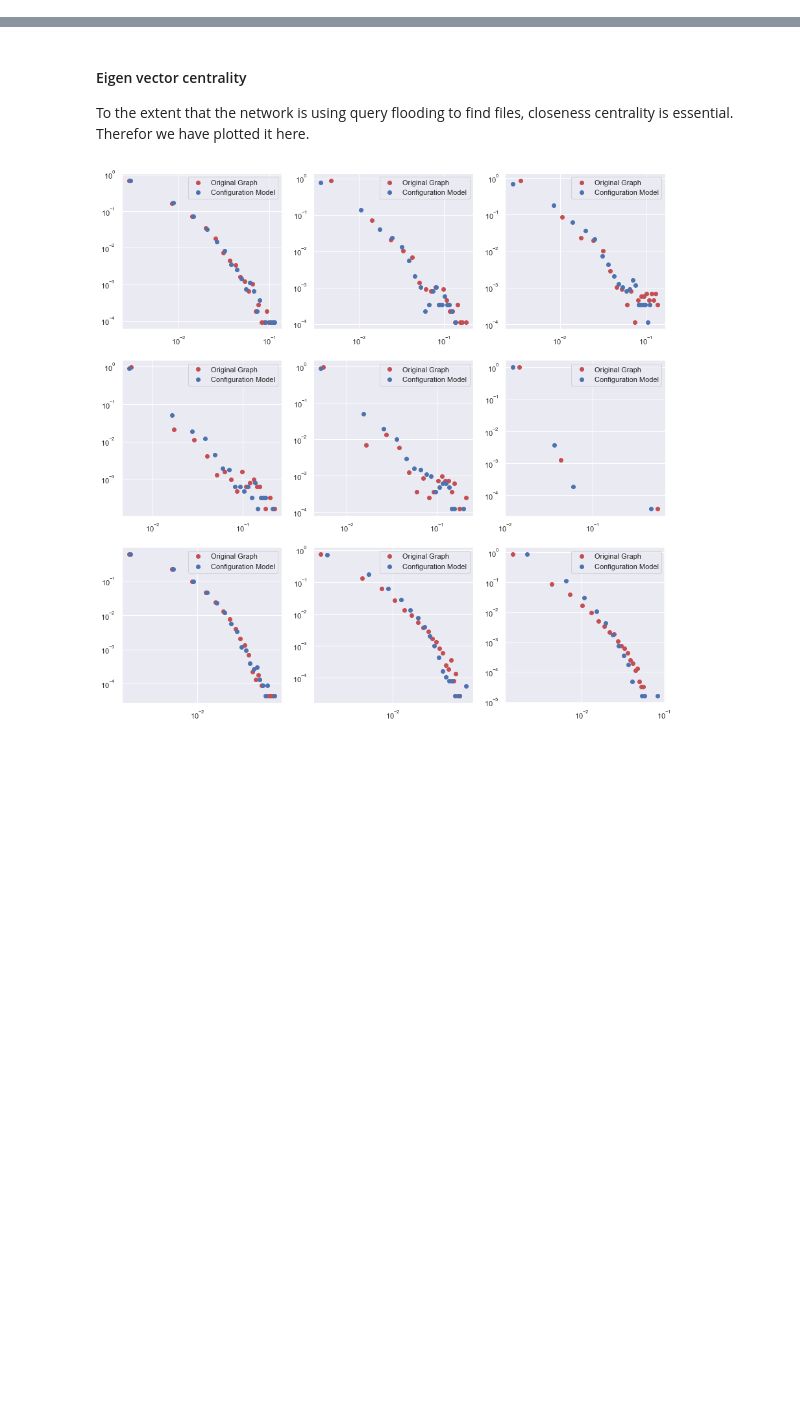
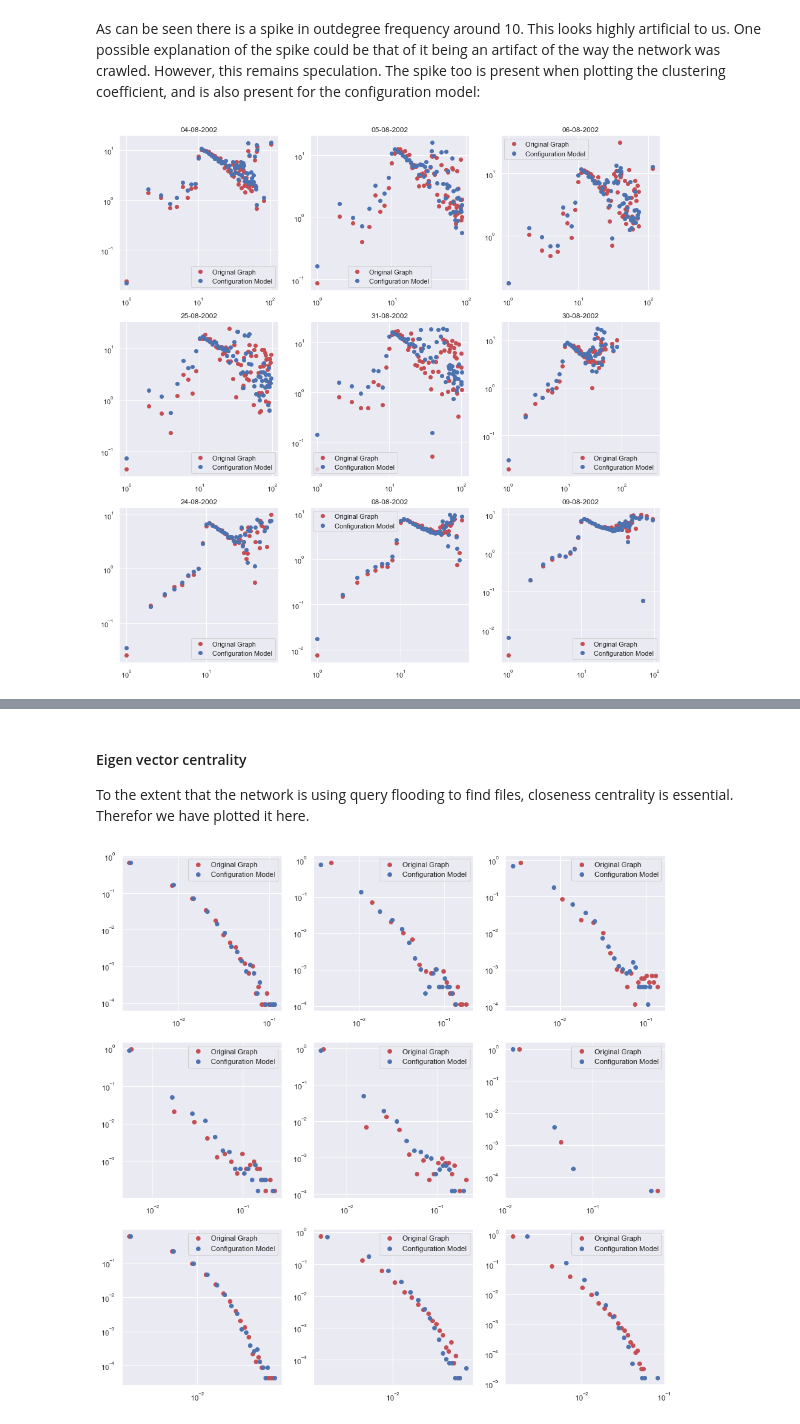
Before and after one commit to syrkis/gnutella, a Jupyter notebook: docs/analysis.ipynb, the cells around one changed output, grey strips where cells are left out. Cells and saved outputs as stored; diff of their text form; code cells hidden in the pictures; blank space fills up the shorter version.

```diff
--- a/docs/analysis.ipynb
+++ b/docs/analysis.ipynb
@@ -159,0 +187,12 @@ blah blah blach
+# %% [markdown]
+As can be seen there is a spike in outdegree frequency around 10. This looks highly artificial to us. One possible explanation of the spike could be that of it being an artifact of the way the network was crawled. However, this remains speculation. The spike too is present when plotting the clustering coefficient, and is also present for the configuration model:
+# %%
+def cluster(ay, i):
+    gx, gy = D[i]['knn']
+    cx, cy = D[i]['C']['knn']
+    ay.loglog(gx, gy, 'ro', label='Original Graph')
+    ay.loglog(cx, cy, 'bo', label='Configuration Model')
+
+plotter('cluster(ay, i)')           # execute clustering plot
+# %% [output]
+[figure, added]
```
Also changed, not shown: parts of 48 cells of this notebook, 6 other files.
